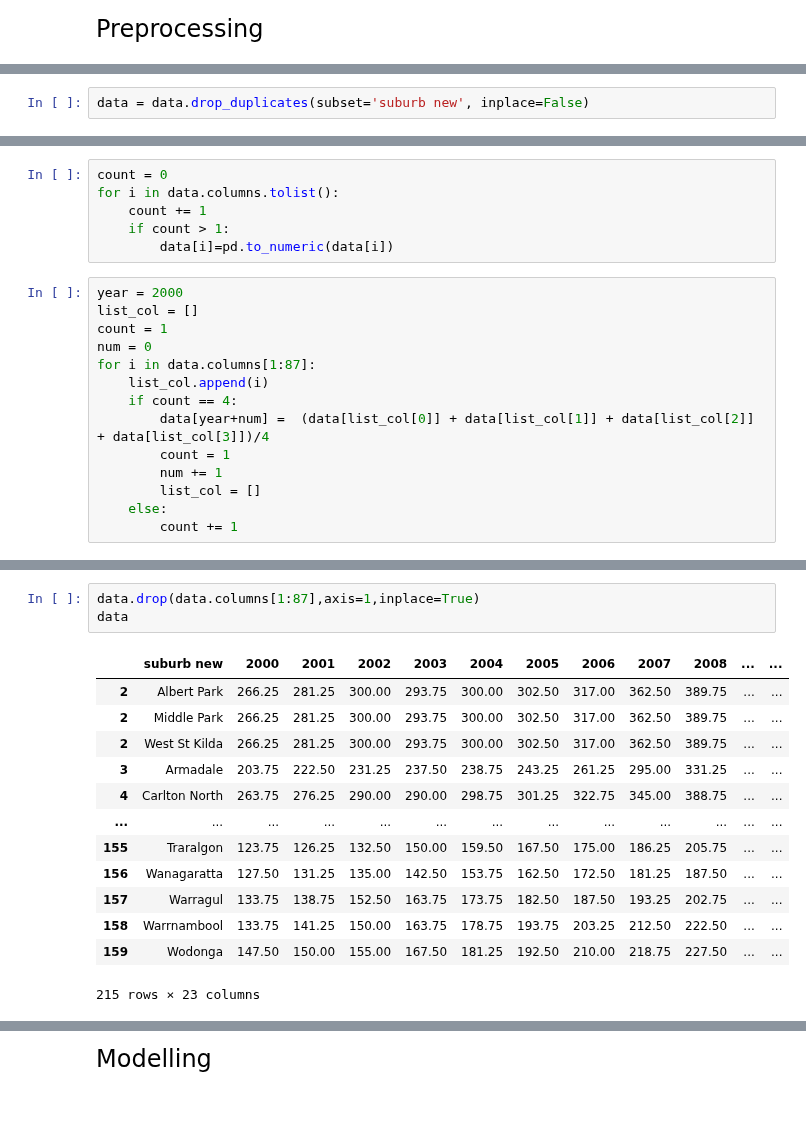
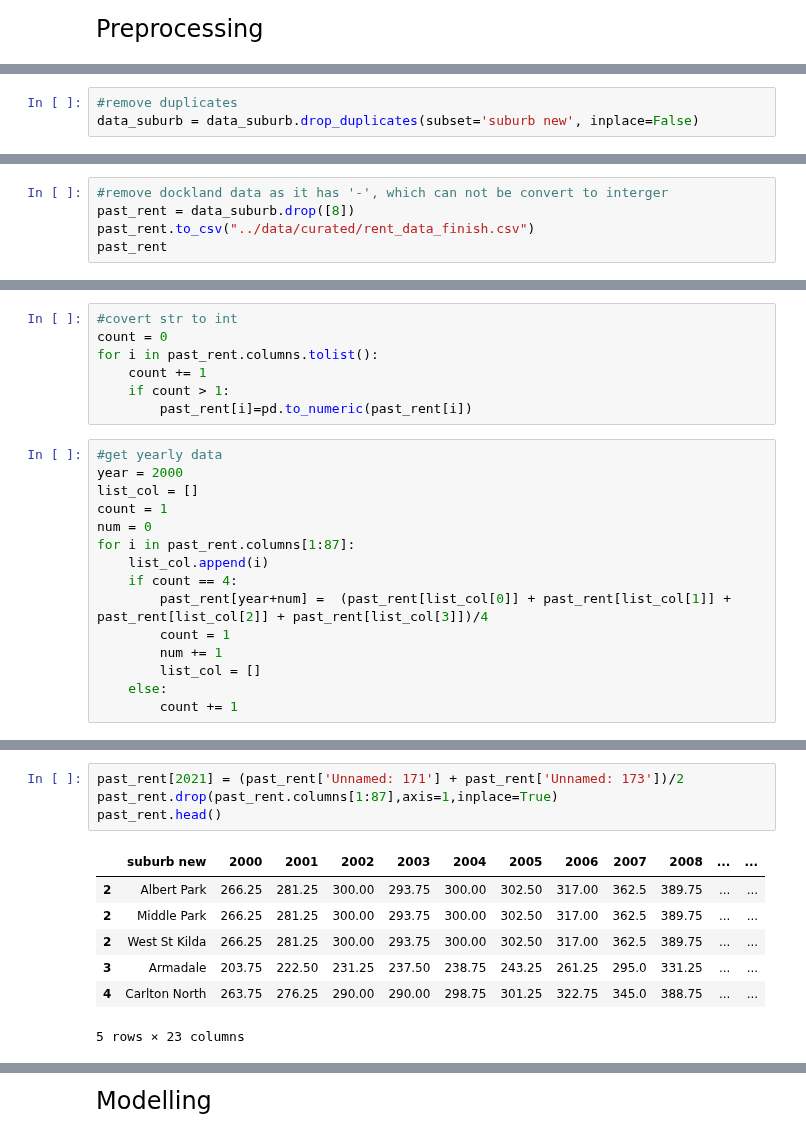
Before and after one commit to MAST30034-Applied-Data-Science/generic-real-estate-consulting-project-group-55, a Jupyter notebook: notebooks/past_rent_rate.ipynb, the cells around one changed output, grey strips where cells are left out. Drawn from its saved outputs; the diff is of its cells as text; blank space fills up the shorter version.

```diff
--- a/notebooks/past_rent_rate.ipynb
+++ b/notebooks/past_rent_rate.ipynb
@@ -61,4 +57,5 @@ data
 | 24 | Group Total | 240 | 240 | 250 | 250 | 250 | 255 | 260 | ... |
 228 rows × 87 columns
 # %%
-data = data.drop_duplicates(subset='suburb new', inplace=False)
+#remove duplicates
+data_suburb = data_suburb.drop_duplicates(subset='suburb new', inplace=False)
@@ -81,0 +62,5 @@ data
+# %%
+#remove dockland data as it has '-', which can not be convert to interger
+past_rent = data_suburb.drop([8])
+past_rent.to_csv("../data/curated/rent_data_finish.csv")
+past_rent
@@ -82,18 +81,20 @@ data
 # %%
+#covert str to int
 count = 0
-for i in data.columns.tolist():
+for i in past_rent.columns.tolist():
     count += 1
     if count > 1:
-        data[i]=pd.to_numeric(data[i])
+        past_rent[i]=pd.to_numeric(past_rent[i])
 # %%
+#get yearly data
 year = 2000
 list_col = []
 count = 1
 num = 0
-for i in data.columns[1:87]:
+for i in past_rent.columns[1:87]:
     list_col.append(i)
     if count == 4:
-        data[year+num] =  (data[list_col[0]] + data[list_col[1]] + data[list_col[2]] + data[list_col[3]])/4
+        past_rent[year+num] =  (past_rent[list_col[0]] + past_rent[list_col[1]] + past_rent[list_col[2]] + past_rent[list_col[3]])/4
         count = 1
         num += 1
         list_col = []
@@ -119,18 +103,13 @@ data
 # %%
-data.drop(data.columns[1:87],axis=1,inplace=True)
-data
+past_rent[2021] = (past_rent['Unnamed: 171'] + past_rent['Unnamed: 173'])/2
+past_rent.drop(past_rent.columns[1:87],axis=1,inplace=True)
+past_rent.head()
 # %% [output]
 |  | suburb new | 2000 | 2001 | 2002 | 2003 | 2004 | 2005 | 2006 | 2007 | 2008 | ... | ... |
-| 2 | Albert Park | 266.25 | 281.25 | 300.00 | 293.75 | 300.00 | 302.50 | 317.00 | 362.50 | 389.75 | ... | ... |
-| 2 | Middle Park | 266.25 | 281.25 | 300.00 | 293.75 | 300.00 | 302.50 | 317.00 | 362.50 | 389.75 | ... | ... |
-| 2 | West St Kilda | 266.25 | 281.25 | 300.00 | 293.75 | 300.00 | 302.50 | 317.00 | 362.50 | 389.75 | ... | ... |
-| 3 | Armadale | 203.75 | 222.50 | 231.25 | 237.50 | 238.75 | 243.25 | 261.25 | 295.00 | 331.25 | ... | ... |
-| 4 | Carlton North | 263.75 | 276.25 | 290.00 | 290.00 | 298.75 | 301.25 | 322.75 | 345.00 | 388.75 | ... | ... |
-| ... | ... | ... | ... | ... | ... | ... | ... | ... | ... | ... | ... | ... |
-| 155 | Traralgon | 123.75 | 126.25 | 132.50 | 150.00 | 159.50 | 167.50 | 175.00 | 186.25 | 205.75 | ... | ... |
-| 156 | Wanagaratta | 127.50 | 131.25 | 135.00 | 142.50 | 153.75 | 162.50 | 172.50 | 181.25 | 187.50 | ... | ... |
-| 157 | Warragul | 133.75 | 138.75 | 152.50 | 163.75 | 173.75 | 182.50 | 187.50 | 193.25 | 202.75 | ... | ... |
-| 158 | Warrnambool | 133.75 | 141.25 | 150.00 | 163.75 | 178.75 | 193.75 | 203.25 | 212.50 | 222.50 | ... | ... |
-| 159 | Wodonga | 147.50 | 150.00 | 155.00 | 167.50 | 181.25 | 192.50 | 210.00 | 218.75 | 227.50 | ... | ... |
+| 2 | Albert Park | 266.25 | 281.25 | 300.00 | 293.75 | 300.00 | 302.50 | 317.00 | 362.5 | 389.75 | ... | ... |
+| 2 | Middle Park | 266.25 | 281.25 | 300.00 | 293.75 | 300.00 | 302.50 | 317.00 | 362.5 | 389.75 | ... | ... |
+| 2 | West St Kilda | 266.25 | 281.25 | 300.00 | 293.75 | 300.00 | 302.50 | 317.00 | 362.5 | 389.75 | ... | ... |
+| 3 | Armadale | 203.75 | 222.50 | 231.25 | 237.50 | 238.75 | 243.25 | 261.25 | 295.0 | 331.25 | ... | ... |
+| 4 | Carlton North | 263.75 | 276.25 | 290.00 | 290.00 | 298.75 | 301.25 | 322.75 | 345.0 | 388.75 | ... | ... |
-215 rows × 23 columns
+5 rows × 23 columns
 # %%
```
Also changed, not shown: parts of 17 cells of this notebook.
